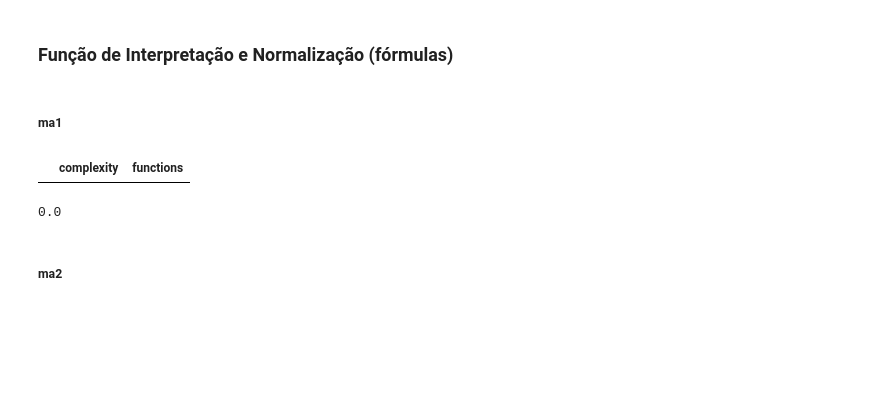
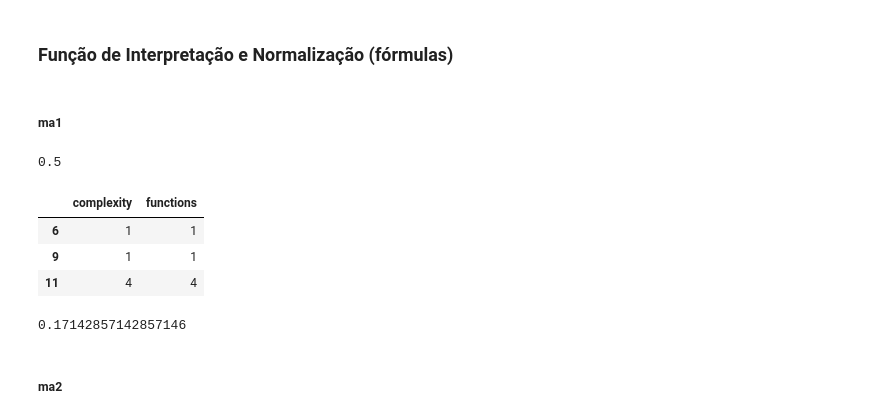
Before and after one commit to fga-eps-mds/2020.1-Grupo6, a Jupyter notebook: analytics/src/analytics.ipynb, the cells around one changed output. Drawn from its saved outputs; the diff is of its cells as text; code cells hidden in the pictures; blank space fills up the shorter version.

```diff
--- a/analytics/src/analytics.ipynb
+++ b/analytics/src/analytics.ipynb
@@ -193,15 +209,21 @@ back_r1_df
 ##### ma1
 # %%
 median_complexity = np.median(back_r1_df['complexity'].astype(float))
+median_complexity
+# %% [output]
+0.5
 # %%
-complexity = back_r1_df[['complexity', 'functions']][(back_r1_df['complexity'].astype(float) <= median_complexity) & (back_r1_df['functions'].astype(float) > 0) ]
+complexity = back_r1_df[['complexity', 'functions']][(back_r1_df['complexity'].astype(float) <= 5) & (back_r1_df['functions'].astype(float) > 0) ]
 complexity
 # %% [output]
 |  | complexity | functions |
+| 6 | 1 | 1 |
+| 9 | 1 | 1 |
+| 11 | 4 | 4 |
 # %%
 fi1 = 0
 
-x = np.array([0, 9])
+x = np.array([0, 5])
 y = np.array([1, 0])
 
 for i in range(len(complexity)):
@@ -211,7 +233,7 @@ ma1_b1 = fi1/float(len(back_r1_df['complexity']))
 
 ma1_b1
 # %% [output]
-0.0
+0.17142857142857146
 # %% [markdown]
 ##### ma2
 # %%
```
Also changed, not shown: parts of 22 cells of this notebook.
